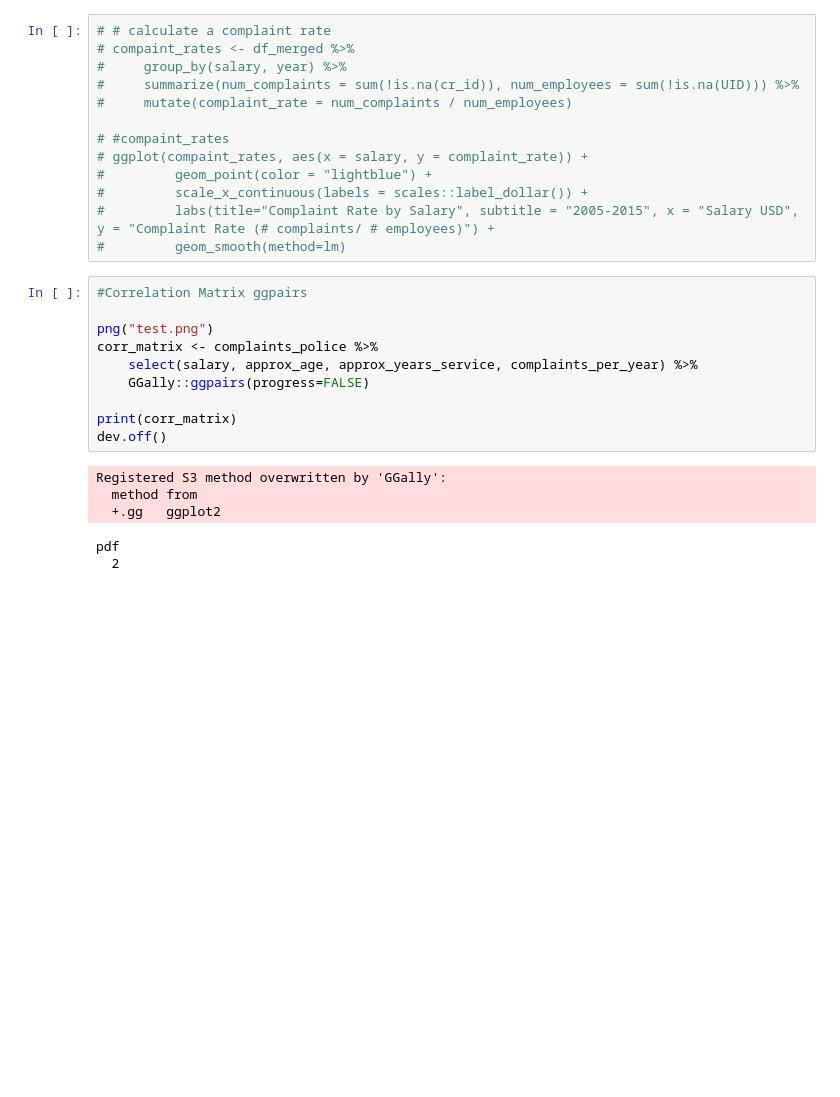
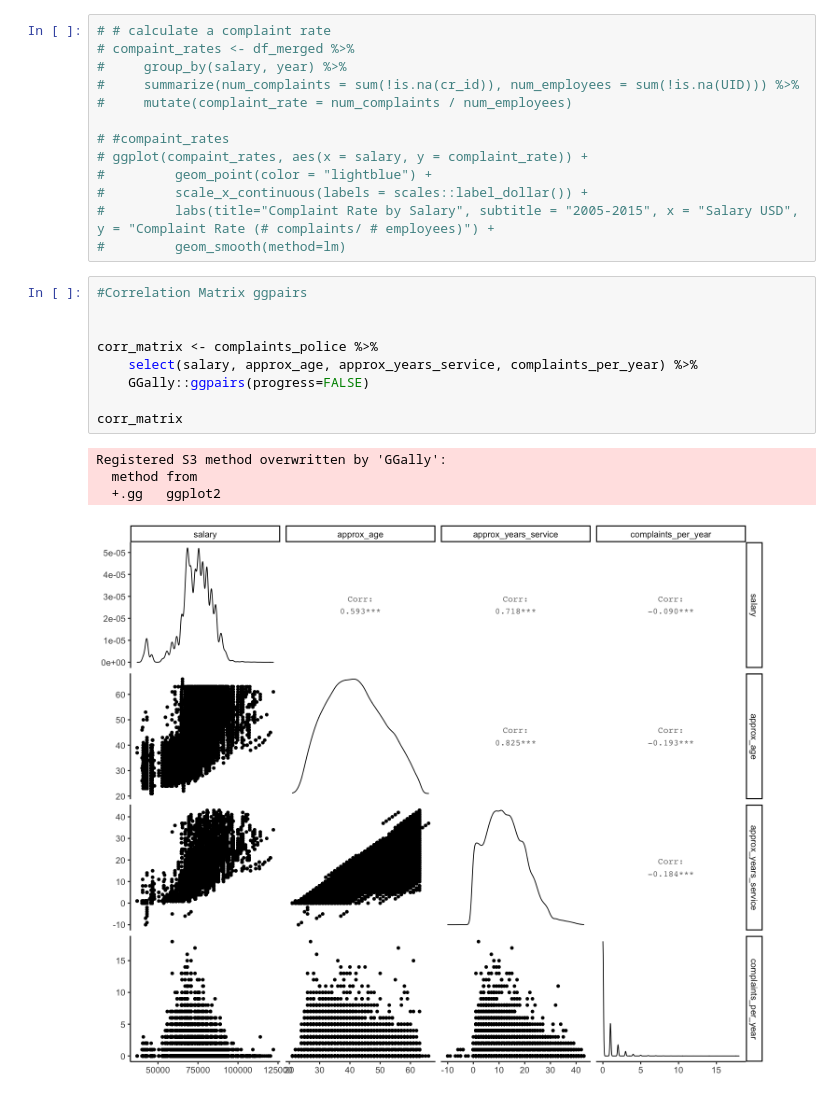
Before and after one commit to micahkwok/Group15, a Jupyter notebook: eda/EDA.ipynb, the cells around one changed output. Cells and saved outputs as stored; diff of their text form; blank space fills up the shorter version.

```diff
--- a/eda/EDA.ipynb
+++ b/eda/EDA.ipynb
@@ -418,16 +400,14 @@ complaints_all_staff %>%
 # %%
 #Correlation Matrix ggpairs
 
-png("test.png")
+
 corr_matrix <- complaints_police %>%
     select(salary, approx_age, approx_years_service, complaints_per_year) %>%
     GGally::ggpairs(progress=FALSE)
 
-print(corr_matrix)
-dev.off()
+corr_matrix
 # %% [output]
 Registered S3 method overwritten by 'GGally':
   method from
   +.gg   ggplot2
-pdf
-  2
+[figure, added]
```
Also changed, not shown: parts of 3 cells of this notebook, 1 other file.
